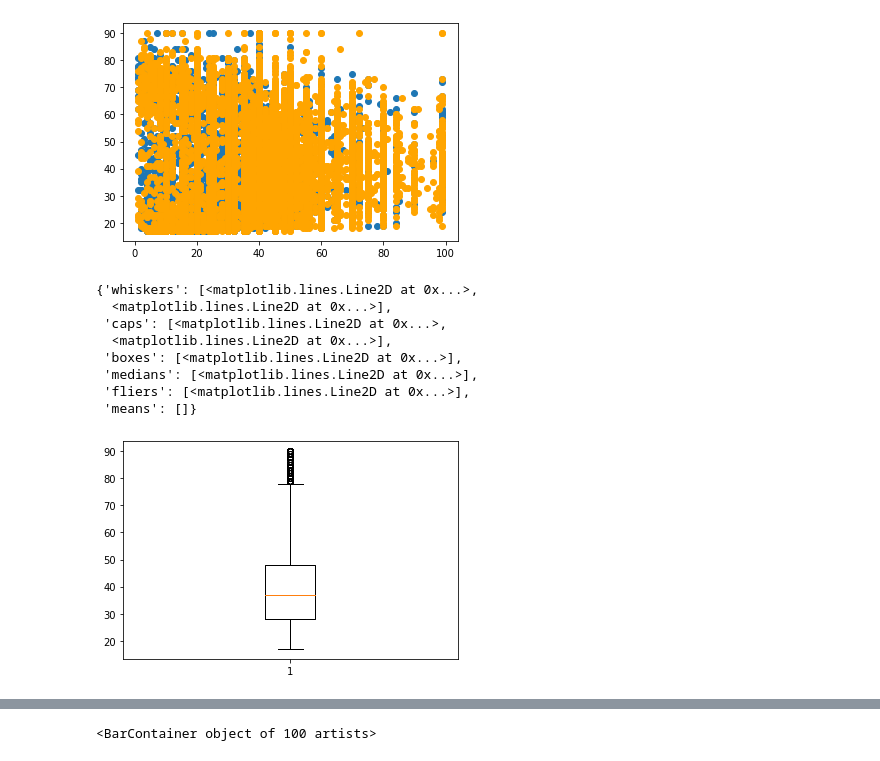
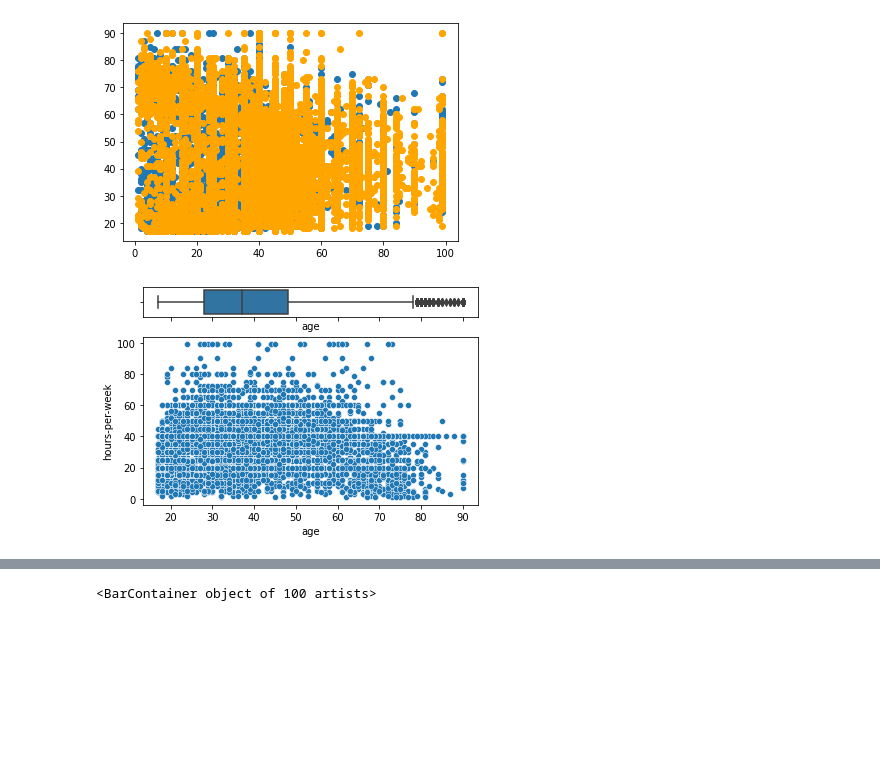
Before and after one commit to disha4091/DSBDL, a Jupyter notebook: PythonOperations/AdultsData_Operation.ipynb, the cells around one changed output, grey strips where cells are left out. Cells and saved outputs as stored; diff of their text form; code cells hidden in the pictures; blank space fills up the shorter version.

```diff
--- a/PythonOperations/AdultsData_Operation.ipynb
+++ b/PythonOperations/AdultsData_Operation.ipynb
@@ -20,6 +20,3 @@ df
 | 48840 | 22 | Private | 201490 | HS-grad | 9 | Never-married | Adm-clerical | Own-child | ... |
 | 48841 | 52 | Self-emp-inc | 287927 | HS-grad | 9 | Married-civ-spouse | Exec-managerial | Wife | ... |
 48842 rows × 15 columns
-# %%
-df = pd.read_excel('adult1.xlsx')
-df.shape
@@ -62,14 +53,11 @@ plt.scatter(df['hours-per-week'][df['gender']=='Male'], df['age'][df['gender']==
 <matplotlib.collections.PathCollection at 0x...>
 [figure]
 # %%
-plt.boxplot(df['age'])
+f, (ax_box, ax_scat) = plt.subplots(2, sharex=True,
+                                    gridspec_kw={"height_ratios": (.15, .85)})
+
+sns.boxplot(df.age, ax=ax_box)
+sns.scatterplot(df.age, df['hours-per-week'][df['gender']=='Female'], ax=ax_scat)
+plt.show()
 # %% [output]
-{'whiskers': [<matplotlib.lines.Line2D at 0x...>,
-  <matplotlib.lines.Line2D at 0x...>],
- 'caps': [<matplotlib.lines.Line2D at 0x...>,
-  <matplotlib.lines.Line2D at 0x...>],
- 'boxes': [<matplotlib.lines.Line2D at 0x...>],
- 'medians': [<matplotlib.lines.Line2D at 0x...>],
- 'fliers': [<matplotlib.lines.Line2D at 0x...>],
- 'means': []}
-[figure, old version]
+[figure, new version]
```
Also changed, not shown: parts of 25 cells of this notebook, 2 other files.
